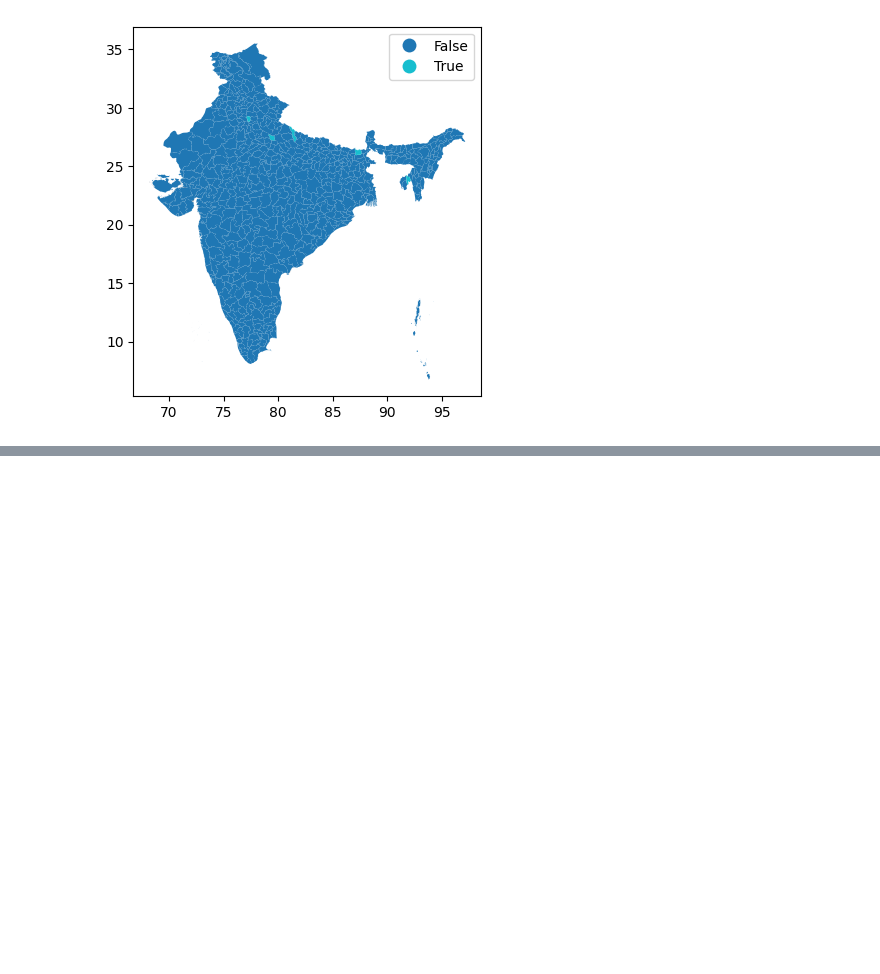
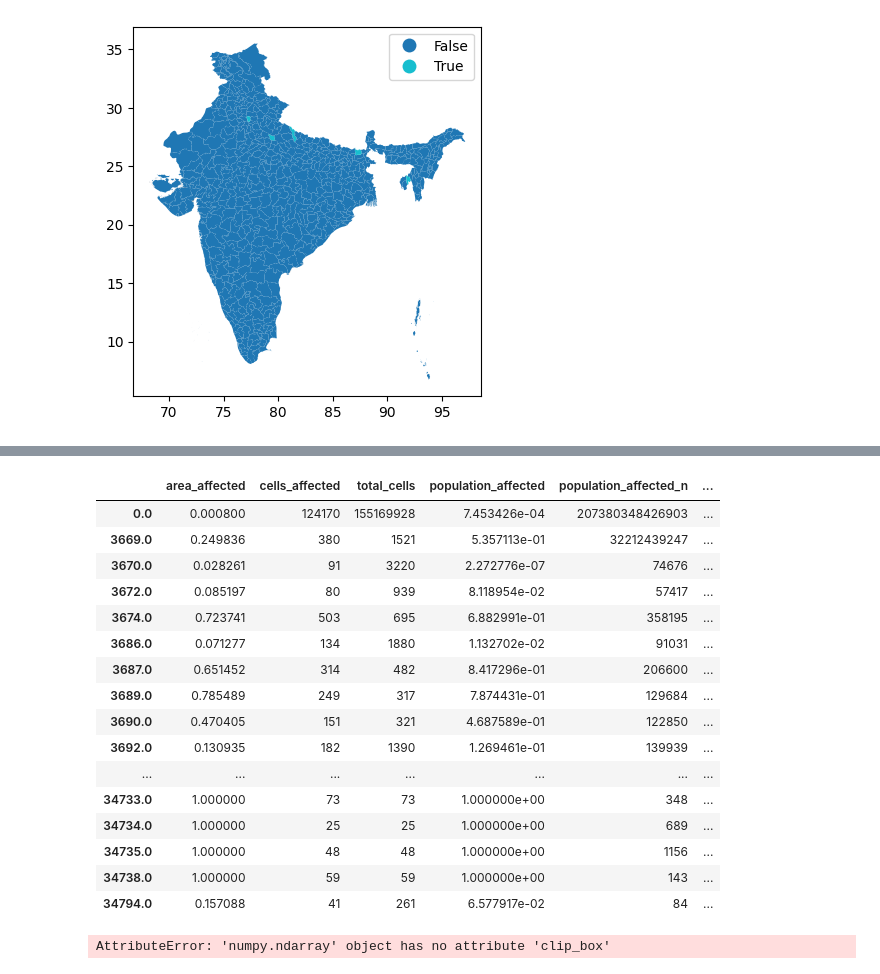
Before and after one commit to Queeno11/CLIENT-v2, a Jupyter notebook: assigna_adm2.ipynb, the cells around one changed output, grey strips where cells are left out. Saved outputs shown, nothing was run; the diff lists cells and outputs as text; code cells hidden in the pictures; blank space fills up the shorter version.

```diff
--- a/assigna_adm2.ipynb
+++ b/assigna_adm2.ipynb
@@ -369,0 +446,28 @@ plot_treatment(country_map, results)
+# %%
+import pandas as pd
+
+df = pd.read_parquet(r"Z:\Laboral\World Bank\CLIENT v2\Data\Data_proc\shocks\drought_SPI-1_1_0_1995_0_zonal_stats.parquet")
+df[df["area_affected"]>0]
+# %% [output]
+|  | area_affected | cells_affected | total_cells | population_affected | population_affected_n | ... |
+| 0.0 | 0.000800 | 124170 | 155169928 | 7.453426e-04 | 207380348426903 | ... |
+| 3669.0 | 0.249836 | 380 | 1521 | 5.357113e-01 | 32212439247 | ... |
+| 3670.0 | 0.028261 | 91 | 3220 | 2.272776e-07 | 74676 | ... |
+| 3672.0 | 0.085197 | 80 | 939 | 8.118954e-02 | 57417 | ... |
+| 3674.0 | 0.723741 | 503 | 695 | 6.882991e-01 | 358195 | ... |
+| 3686.0 | 0.071277 | 134 | 1880 | 1.132702e-02 | 91031 | ... |
+| 3687.0 | 0.651452 | 314 | 482 | 8.417296e-01 | 206600 | ... |
+| 3689.0 | 0.785489 | 249 | 317 | 7.874431e-01 | 129684 | ... |
+| 3690.0 | 0.470405 | 151 | 321 | 4.687589e-01 | 122850 | ... |
+| 3692.0 | 0.130935 | 182 | 1390 | 1.269461e-01 | 139939 | ... |
+| ... | ... | ... | ... | ... | ... | ... |
+| 34733.0 | 1.000000 | 73 | 73 | 1.000000e+00 | 348 | ... |
+| 34734.0 | 1.000000 | 25 | 25 | 1.000000e+00 | 689 | ... |
+| 34735.0 | 1.000000 | 48 | 48 | 1.000000e+00 | 1156 | ... |
+| 34738.0 | 1.000000 | 59 | 59 | 1.000000e+00 | 143 | ... |
+| 34794.0 | 0.157088 | 41 | 261 | 6.577917e-02 | 84 | ... |
+# %%
+# Clip rasterio based on lat-lon box in -90, 90 and -180, 180
+data.clip_box(90, 180)
+# %% [output]
+AttributeError: 'numpy.ndarray' object has no attribute 'clip_box'
```
Also changed, not shown: parts of 6 cells of this notebook, 3 other files.
